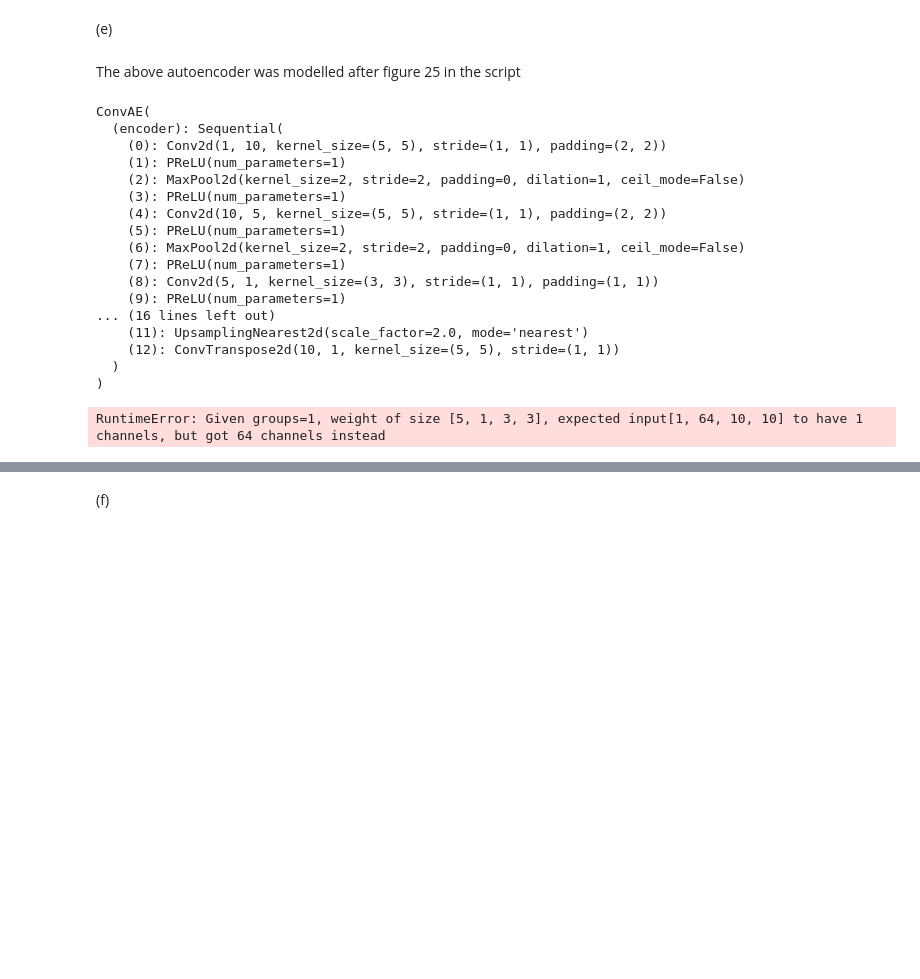
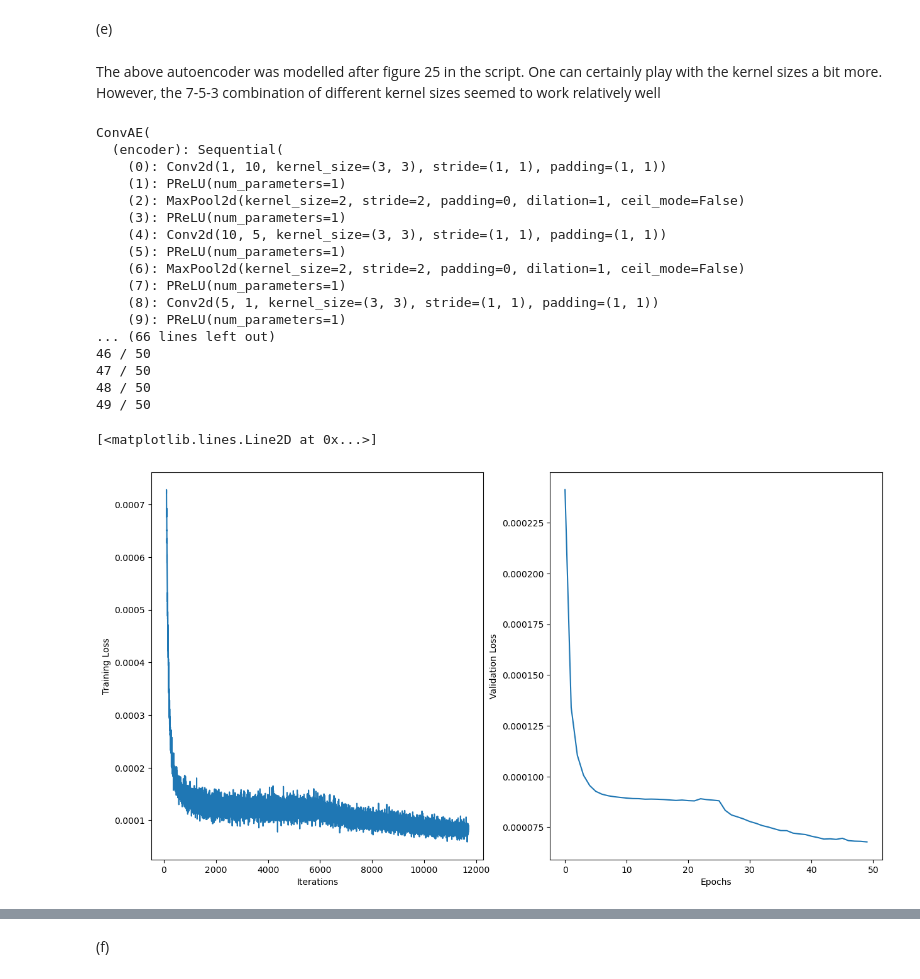
Before and after one commit to phopopo/mlph2023-Exercises, a Jupyter notebook: sheet08.ipynb, the cells around one changed output, grey strips where cells are left out. Cells and saved outputs as stored; diff of their text form; code cells hidden in the pictures; blank space fills up the shorter version.

```diff
--- a/sheet08.ipynb
+++ b/sheet08.ipynb
@@ -626,11 +623,11 @@ class ConvAE(nn.Module):
         super().__init__()
         #encoding section
         self.encoder = nn.Sequential(
-            nn.Conv2d(1, 10, kernel_size=5, bias=True, stride=1, padding=2),
+            nn.Conv2d(1, 10, kernel_size=3, bias=True, stride=1, padding=1),
             nn.PReLU(),
             nn.MaxPool2d(kernel_size=2),
             nn.PReLU(),
-            nn.Conv2d(10,5, kernel_size=5, bias=True, stride=1, padding=2),
+            nn.Conv2d(10,5, kernel_size=3, bias=True, stride=1, padding=1),
             nn.PReLU(),
             nn.MaxPool2d(kernel_size=2),
             nn.PReLU(),
@@ -644,56 +641,70 @@ class ConvAE(nn.Module):
         self.decoder = nn.Sequential(
             nn.Linear(bttlneck, 100),
             nn.PReLU(),
-            nn.Unflatten(dim = 1, unflattened_size=(10,10)),
-            nn.Conv2d(1, 5,kernel_size=3, bias=True, stride=1, padding=1),
+            nn.Unflatten(dim = 1, unflattened_size=(1,10,10)),
+            nn.ConvTranspose2d(1, 5,kernel_size=3, bias=True, stride=1, padding=1),
             nn.PReLU(),
             nn.UpsamplingNearest2d(scale_factor=2),
             nn.PReLU(),
-            nn.ConvTranspose2d(5,10,kernel_size=5, bias=True, stride=1, padding=2),
+            nn.ConvTranspose2d(5,10,kernel_size=3, bias=True, stride=1, padding=1),
             nn.PReLU(),
             nn.UpsamplingNearest2d(scale_factor=2),
             nn.PReLU(),
-            nn.UpsamplingNearest2d(scale_factor=2),
-            nn.ConvTranspose2d(10,1, kernel_size=5, bias=True, padding=0)
+            nn.ConvTranspose2d(10,1, kernel_size=3, bias=True, padding=1)
         )
     def forward(self, x):
         latent = self.encoder(x)
         out = self.decoder(latent)
         return out
 # %% [markdown]
-The above autoencoder was modelled after figure 25 in the script
+The above autoencoder was modelled after figure 25 in the script. One can certainly play with the kernel sizes a bit more. However, the 7-5-3 combination of different kernel sizes seemed to work relatively well
 # %%
 #make dataloaders that have the unflattened data
 trn_cnn_dataloader_top,tst_cnn_dataloader_top,val_cnn_dataloader_top,_,_,_=make_dataloaders(top_train,top_val,top_test,64, flatten=False)
 trn_cnn_dataloader_qcd,tst_cnn_dataloader_qcd,val_cnn_dataloader_qcd,_,_,_=make_dataloaders(qcd_train,qcd_val,qcd_test,64, flatten=False)
 # %%
 #initializing the network
-cnn_model = ConvAE(bttlneck=5)
+cnn_model = ConvAE(bttlneck=20)
 print(cnn_model)
+total_parameters = sum(p.numel() for p in cnn_model.parameters() if p.requires_grad)
+print(f"Model has {total_parameters:d} trainable parameters")
+
 # using MSE Loss function
 loss_function = torch.nn.MSELoss()
 # Using an Adam Optimizer with lr = 0.001
 optimizer = torch.optim.Adam(cnn_model.parameters(), lr=0.001)
 #epochs
-n_epochs_cnn = 10
+n_epochs_cnn = 50
 #do the training on the qcd jets:
 qcd_cnn_losses,qcd_cnn_val_losses, qcd_cnn_outputs = train(cnn_model, n_epochs_cnn, trn_cnn_dataloader_qcd,val_cnn_dataloader_qcd, optimizer, loss_function)
 # %% [output]
 ConvAE(
   (encoder): Sequential(
-    (0): Conv2d(1, 10, kernel_size=(5, 5), stride=(1, 1), padding=(2, 2))
+    (0): Conv2d(1, 10, kernel_size=(3, 3), stride=(1, 1), padding=(1, 1))
     (1): PReLU(num_parameters=1)
     (2): MaxPool2d(kernel_size=2, stride=2, padding=0, dilation=1, ceil_mode=False)
     (3): PReLU(num_parameters=1)
-    (4): Conv2d(10, 5, kernel_size=(5, 5), stride=(1, 1), padding=(2, 2))
+    (4): Conv2d(10, 5, kernel_size=(3, 3), stride=(1, 1), padding=(1, 1))
     (5): PReLU(num_parameters=1)
     (6): MaxPool2d(kernel_size=2, stride=2, padding=0, dilation=1, ceil_mode=False)
     (7): PReLU(num_parameters=1)
     (8): Conv2d(5, 1, kernel_size=(3, 3), stride=(1, 1), padding=(1, 1))
     (9): PReLU(num_parameters=1)
-... (16 lines left out)
-    (11): UpsamplingNearest2d(scale_factor=2.0, mode='nearest')
-    (12): ConvTranspose2d(10, 1, kernel_size=(5, 5), stride=(1, 1))
-  )
-)
+... (66 lines left out)
+46 / 50
+47 / 50
+48 / 50
+49 / 50
-RuntimeError: Given groups=1, weight of size [5, 1, 3, 3], expected input[1, 64, 10, 10] to have 1 channels, but got 64 channels instead
+# %%
+# DPlotting the loss
+fig, axs = plt.subplots(1,2, figsize=(15,8))
+axs[0].set_xlabel('Iterations')
+axs[0].set_ylabel('Training Loss')
+axs[0].plot(np.arange(100,len(qcd_cnn_losses),1),qcd_cnn_losses[100:])
+
+axs[1].set_xlabel('Epochs')
+axs[1].set_ylabel('Validation Loss')
+axs[1].plot(qcd_cnn_val_losses)
+# %% [output]
+[<matplotlib.lines.Line2D at 0x...>]
+[figure, added]
```
Also changed, not shown: parts of 24 cells of this notebook, 6 other files.
